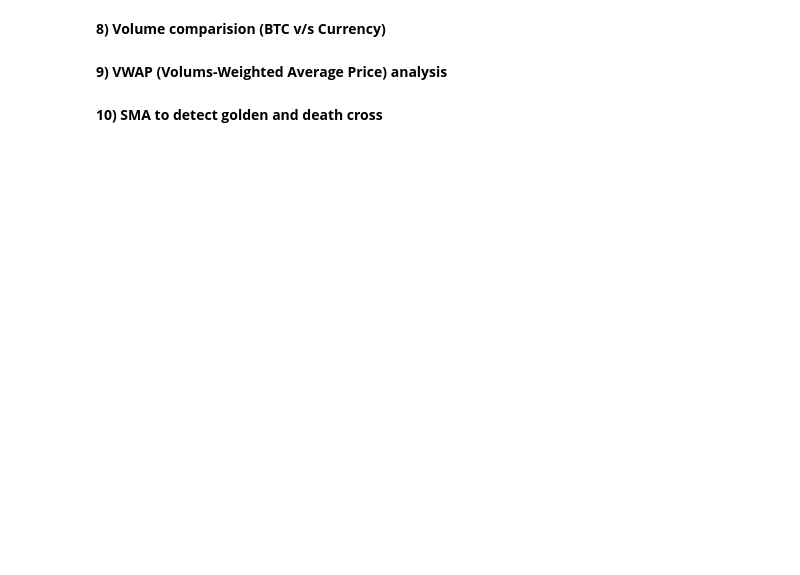
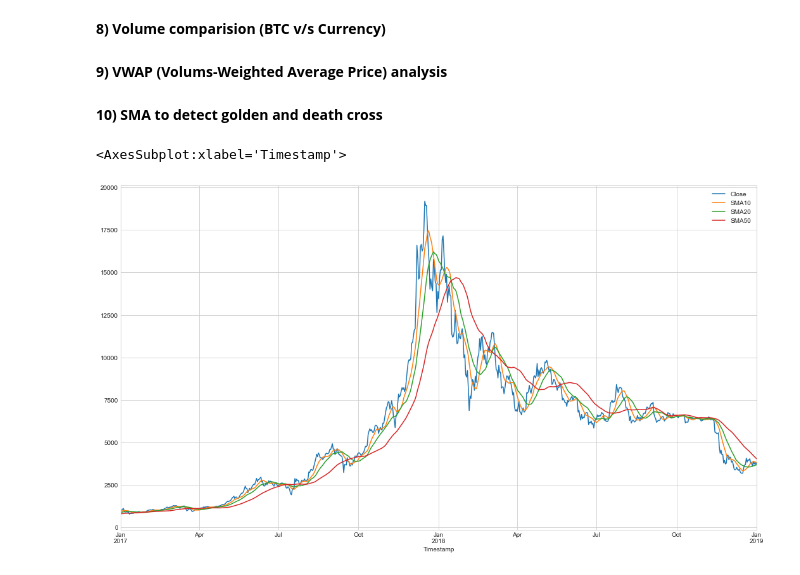
Before and after one commit to AshutoshBhawsar/Cryptocurrency-data-analysis-and-investing-strategies, a Jupyter notebook: code/phase1.ipynb, the cells around one changed output. Cells and saved outputs as stored; diff of their text form; code cells hidden in the pictures; blank space fills up the shorter version.

```diff
--- a/code/phase1.ipynb
+++ b/code/phase1.ipynb
@@ -283,3 +314,15 @@ dtype: float64
 **9) VWAP (Volums-Weighted Average Price) analysis**
 # %% [markdown]
 **10) SMA to detect golden and death cross**
+# %%
+close_df = bitcoin_daily_data["Close"]
+temp_sma_df = pd.DataFrame({})
+temp_sma_df["Close"] = close_df
+temp_sma_df["SMA10"] = close_df.rolling(window=10).mean()
+temp_sma_df["SMA20"] = close_df.rolling(window=20).mean()
+temp_sma_df["SMA50"] = close_df.rolling(window=50).mean()
+start,end = '2017-01-01','2019-01-01'
+temp_sma_df.loc[start:end,:][["Close", "SMA10", "SMA20", "SMA50"]].plot(figsize=(18,10))
+# %% [output]
+<AxesSubplot:xlabel='Timestamp'>
+[figure, added]
```
Also changed, not shown: parts of 9 cells of this notebook.
